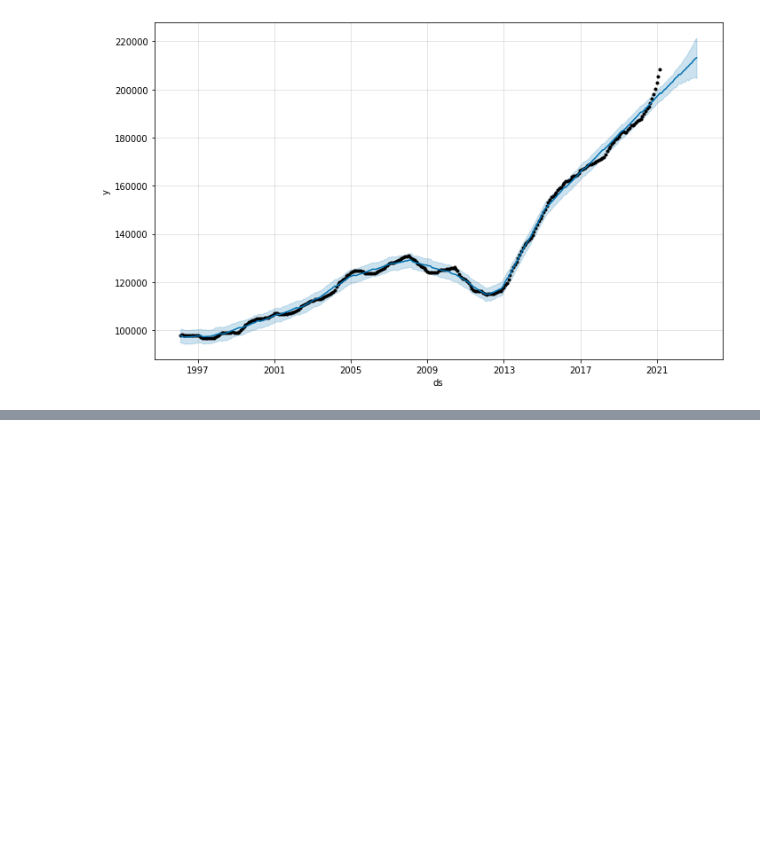
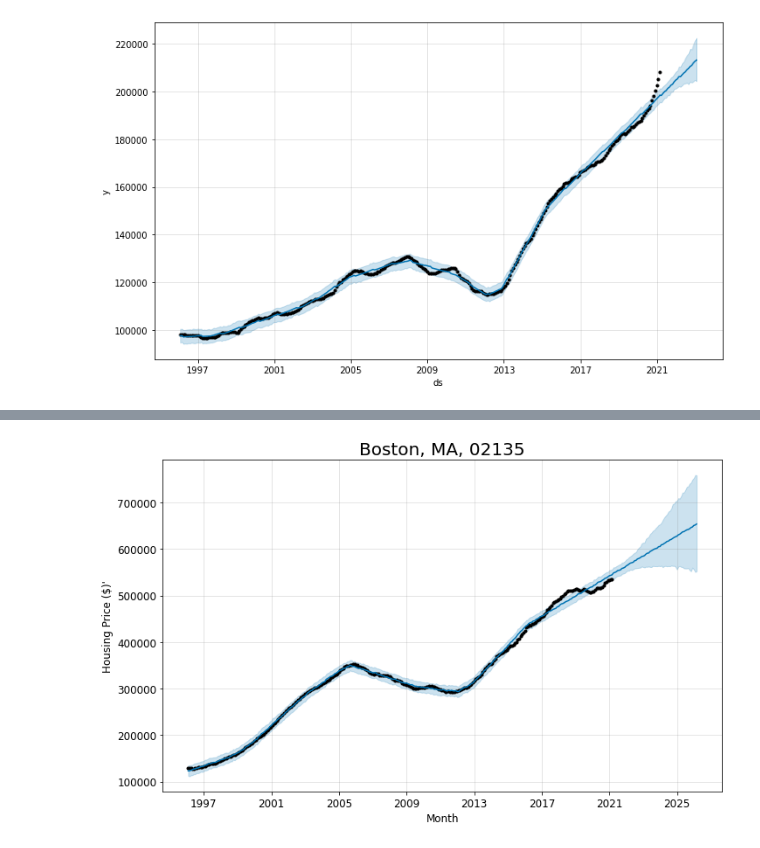
Before and after one commit to jeonghojo00/HousingPricePrediction, a Jupyter notebook: HousingPrice_Prophet_byZip.ipynb, the cells around one changed output, grey strips where cells are left out. Cells and saved outputs as stored; diff of their text form; code cells hidden in the pictures; blank space fills up the shorter version.

```diff
--- a/HousingPrice_Prophet_byZip.ipynb
+++ b/HousingPrice_Prophet_byZip.ipynb
@@ -43 +54,7 @@ def get_HousingPricePrediction(city_df, zip, period = 24):
+# %%
+def load_prophet_model(filename):
+  colab_notebook = "/content/drive/My Drive/Colab Notebooks/models/"
+  with open(colab_notebook+filename, 'r') as fin:
+    model = model_from_json(json.load(fin))
+    return model
 # %% [markdown]
@@ -87,0 +234,4 @@ fig1 = md.plot(pred_y)
+# %%
+city = 'Boston'
+state = 'MA'
+print(zip_dict[city+state])
@@ -87,0 +241,4 @@ fig1 = md.plot(pred_y)
+# %%
+zip = '2135'
+filename = city+state+str(zip)+'.json'
+print(filename)
@@ -87,0 +247,8 @@ fig1 = md.plot(pred_y)
+# %%
+loaded_md = load_prophet_model(filename)
+period = 60
+
+future = loaded_md.make_future_dataframe(periods=period, freq='M') #freq changes frequency of dates. Default Daily
+pred_y = loaded_md.predict(future)
+
+plot_plotly(loaded_md, pred_y)
@@ -87,0 +257,10 @@ fig1 = md.plot(pred_y)
+# %%
+fig = loaded_md.plot(pred_y, xlabel='Month', ylabel='Housing Price ($)')
+ax = fig.gca()
+ax.set_title(city+', '+state+', 0'+zip, size=20)
+ax.set_xlabel("Month", size=12)
+ax.set_ylabel("Housing Price ($)'", size=12)
+ax.tick_params(axis="x", labelsize=12)
+ax.tick_params(axis="y", labelsize=12)
+# %% [output]
+[figure, added]
```
Also changed, not shown: parts of 32 cells of this notebook.
